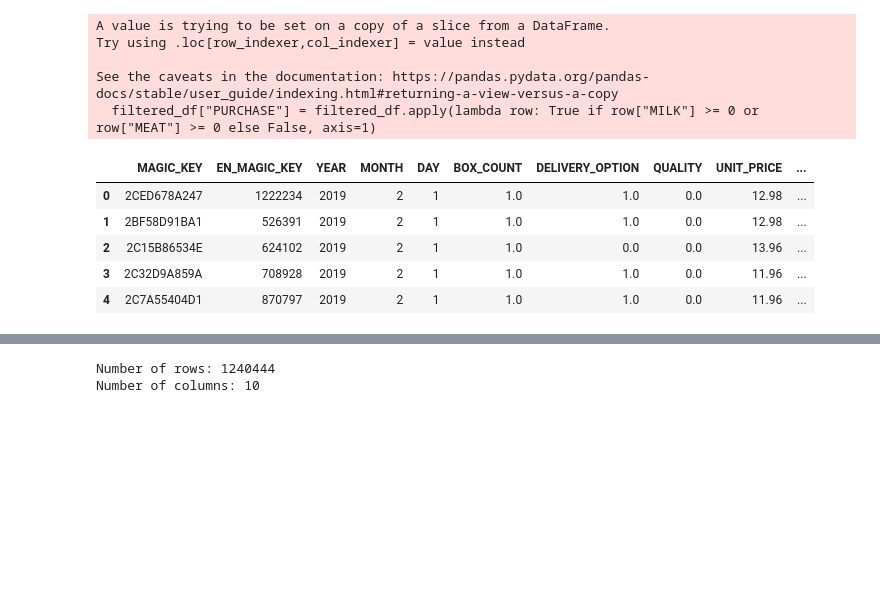
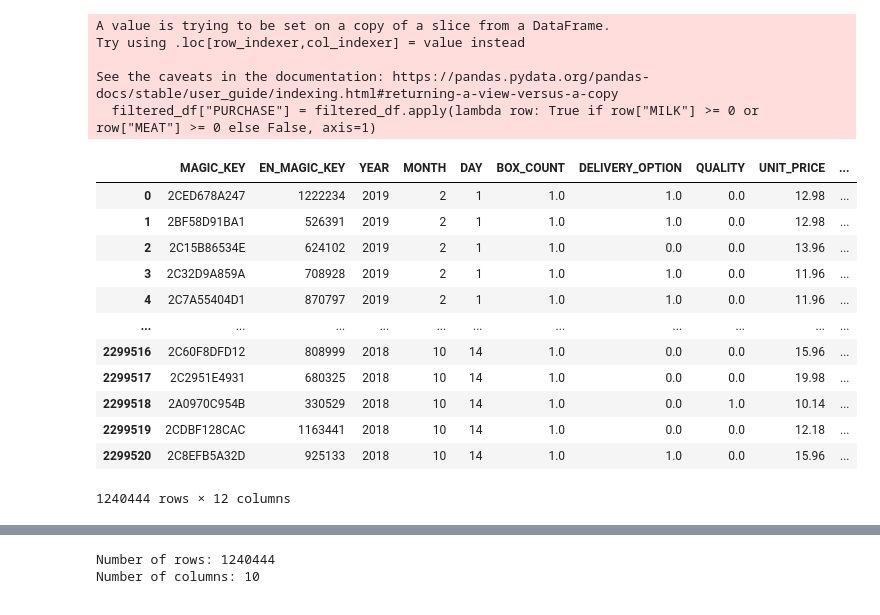
Before and after one commit to Exile404/Robi-Datathon, a Jupyter notebook: Problem1/Problem1_new.ipynb, the cells around one changed output, grey strips where cells are left out. Cells and saved outputs as stored; diff of their text form; code cells hidden in the pictures; blank space fills up the shorter version.

```diff
--- a/Problem1/Problem1_new.ipynb
+++ b/Problem1/Problem1_new.ipynb
@@ -206,19 +206,26 @@ Try using .loc[row_indexer,col_indexer] = value instead
 See the caveats in the documentation: https://pandas.pydata.org/pandas-docs/stable/user_guide/indexing.html#returning-a-view-versus-a-copy
   filtered_df["PURCHASE"] = filtered_df.apply(lambda row: True if row["MILK"] >= 0 or row["MEAT"] >= 0 else False, axis=1)
 # %%
-filtered_df = filtered_df.drop(columns=["MILK", "MEAT", "BOX_ID"])
+# filtered_df = filtered_df.drop(columns=["MILK", "MEAT", "BOX_ID"])
 
 filtered_df = filtered_df.reindex(columns=["MAGIC_KEY", "EN_MAGIC_KEY",
                                        "YEAR", "MONTH", "DAY",
                                        "BOX_COUNT", "DELIVERY_OPTION",
                                        "QUALITY", "UNIT_PRICE",
-                                       "PURCHASE"])
+                                       "MILK", "MEAT", "PURCHASE"])
 # %%
-filtered_df.head()
+filtered_df
 # %% [output]
 |  | MAGIC_KEY | EN_MAGIC_KEY | YEAR | MONTH | DAY | BOX_COUNT | DELIVERY_OPTION | QUALITY | UNIT_PRICE | ... |
 | 0 | 2CED678A247 | 1222234 | 2019 | 2 | 1 | 1.0 | 1.0 | 0.0 | 12.98 | ... |
 | 1 | 2BF58D91BA1 | 526391 | 2019 | 2 | 1 | 1.0 | 1.0 | 0.0 | 12.98 | ... |
 | 2 | 2C15B86534E | 624102 | 2019 | 2 | 1 | 1.0 | 0.0 | 0.0 | 13.96 | ... |
 | 3 | 2C32D9A859A | 708928 | 2019 | 2 | 1 | 1.0 | 1.0 | 0.0 | 11.96 | ... |
 | 4 | 2C7A55404D1 | 870797 | 2019 | 2 | 1 | 1.0 | 1.0 | 0.0 | 11.96 | ... |
+| ... | ... | ... | ... | ... | ... | ... | ... | ... | ... | ... |
+| 2299516 | 2C60F8DFD12 | 808999 | 2018 | 10 | 14 | 1.0 | 0.0 | 0.0 | 15.96 | ... |
+| 2299517 | 2C2951E4931 | 680325 | 2018 | 10 | 14 | 1.0 | 0.0 | 0.0 | 19.98 | ... |
+| 2299518 | 2A0970C954B | 330529 | 2018 | 10 | 14 | 1.0 | 0.0 | 1.0 | 10.14 | ... |
+| 2299519 | 2CDBF128CAC | 1163441 | 2018 | 10 | 14 | 1.0 | 0.0 | 0.0 | 12.18 | ... |
+| 2299520 | 2C8EFB5A32D | 925133 | 2018 | 10 | 14 | 1.0 | 1.0 | 0.0 | 15.96 | ... |
+1240444 rows × 12 columns
```
Also changed, not shown: parts of 1 cell of this notebook, 1 other file.
